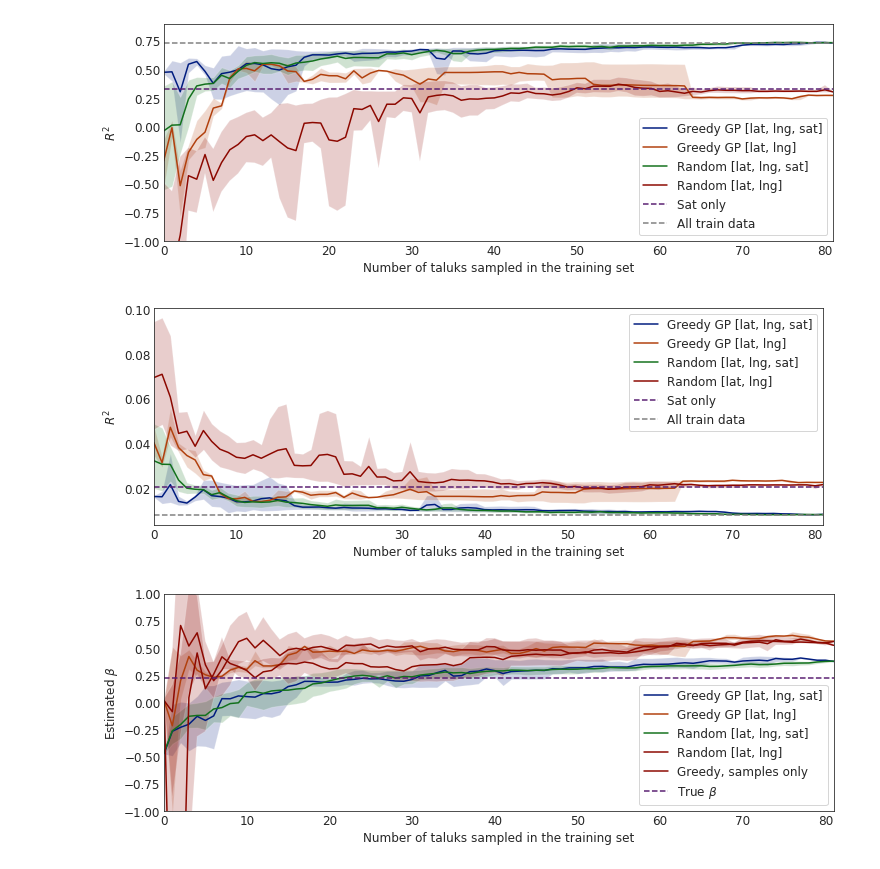
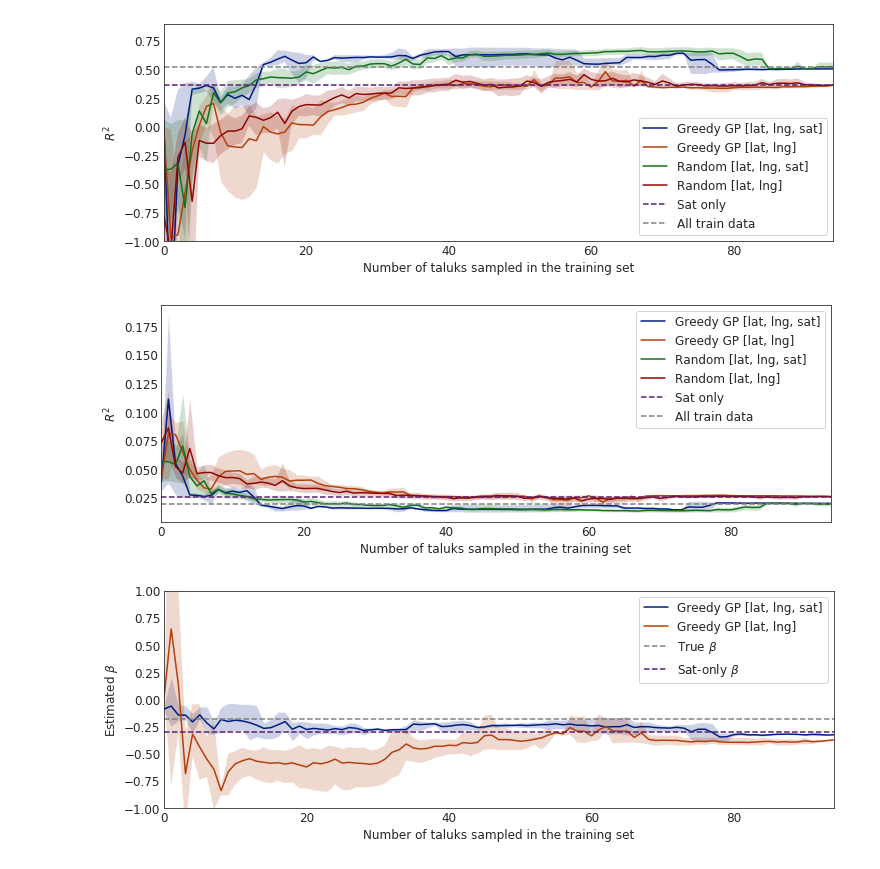
Before and after one commit to chrisyeh96/india-poverty, a Jupyter notebook: evaluation/eval-sampling.ipynb, the cells around one changed output. Drawn from its saved outputs; the diff is of its cells as text; code cells hidden in the pictures.

```diff
--- a/evaluation/eval-sampling.ipynb
+++ b/evaluation/eval-sampling.ipynb
@@ -21,15 +25,15 @@ mpl.rcParams["xtick.direction"] = "in"
 mpl.rcParams["ytick.direction"] = "in"
 mpl.rcParams.update({'font.size': 12})
 # %%
-fold_idx = 13 # gujarat
+fold_idx = 6 # gujarat
 # %%
-greedy_sat = pickle.load(open("../results/fold_%d/sampling_greedy_sat.pkl" % fold_idx, "rb"))
-greedy_nosat = pickle.load(open("../results/fold_%d/sampling_greedy_nosat.pkl" % fold_idx, "rb"))
-random_sat = pickle.load(open("../results/fold_%d/sampling_random_sat.pkl" % fold_idx, "rb"))
-random_nosat = pickle.load(open("../results/fold_%d/sampling_random_nosat.pkl" % fold_idx, "rb"))
+greedy_sat = pickle.load(open("results/fold_%d/sampling_greedy_sat.pkl" % fold_idx, "rb"))
+greedy_nosat = pickle.load(open("results/fold_%d/sampling_greedy_nosat.pkl" % fold_idx, "rb"))
+random_sat = pickle.load(open("results/fold_%d/sampling_random_sat.pkl" % fold_idx, "rb"))
+random_nosat = pickle.load(open("results/fold_%d/sampling_random_nosat.pkl" % fold_idx, "rb"))
 # %%
-df_train = pd.read_csv("../results/fold_%d/sampling_train.csv" % fold_idx)
-df_val = pd.read_csv("../results/fold_%d/sampling_val.csv" % fold_idx)
+df_train = pd.read_csv("results/fold_%d/sampling_train.csv" % fold_idx)
+df_val = pd.read_csv("results/fold_%d/sampling_val.csv" % fold_idx)
 # %%
 print(len(df_train))
 # %% [output]
@@ -58,7 +62,7 @@ plt.axhline(opt_r2, ls="--", color="grey", label="All train data")
 plt.ylim(-1, 0.9)
 plt.legend();
 # %% [output]
-[figure, old version]
+[figure, new version]
 # %%
 opt_mse = min(
   np.mean(np.array(random_sat.mses_matrix)[:,-1]),
@@ -79,22 +83,26 @@ plt.axhline(opt_mse,ls="--", color="grey", label="All train data")
 # plt.ylim(0, 0.01)
 plt.legend();
 # %% [output]
-[figure, old version]
+[figure, new version]
 # %%
 opt_coeff = np.polyfit(np.r_[df_train["true"], df_val["true"]],
                        np.r_[df_train["electrification"], df_val["electrification"]], deg=1)[0]
+# %%
+sat_coeff = np.polyfit(np.r_[df_train["pred"], df_val["pred"]],
+                       np.r_[df_train["electrification"], df_val["electrification"]], deg=1)[0]
 # %%
 plt.figure(figsize=(12, 4))
 sns.tsplot(greedy_sat.coeffs_matrix, condition="Greedy GP [lat, lng, sat]", color=plt_colors[0], ci=95)
 sns.tsplot(greedy_nosat.coeffs_matrix, condition="Greedy GP [lat, lng]", color=plt_colors[1], ci=95)
-sns.tsplot(random_sat.coeffs_matrix, condition="Random [lat, lng, sat]", color=plt_colors[2], ci=95)
-sns.tsplot(random_nosat.coeffs_matrix, condition="Random [lat, lng]", color=plt_colors[3], ci=95)
-sns.tsplot(greedy_sat.coeffs_matrix_only_sampled, condition="Greedy, samples only", color=plt_colors[3], ci=95)
+# sns.tsplot(random_sat.coeffs_matrix, condition="Random [lat, lng, sat]", color=plt_colors[2], ci=95)
+# sns.tsplot(random_nosat.coeffs_matrix, condition="Random [lat, lng]", color=plt_colors[3], ci=95)
+# sns.tsplot(greedy_sat.coeffs_matrix_only_sampled, condition="Greedy, samples only", color=plt_colors[3], ci=95)
 # sns.tsplot(random_nosat.coeffs_matrix_only_sampled, condition="Random, samples only", color=plt_colors[1], ci=95)
 plt.xlabel("Number of taluks sampled in the training set")
 plt.ylabel("Estimated $\\beta$")
-plt.axhline(opt_coeff, ls="--", color=plt_colors[4], label="True $\\beta$")
+plt.axhline(opt_coeff, ls="--", color="grey", label="True $\\beta$")
+plt.axhline(sat_coeff, ls="--", color=plt_colors[4], label="Sat-only $\\beta$")
 plt.ylim(-1, 1)
 plt.legend();
 # %% [output]
-[figure, old version]
+[figure, new version]
```
Also changed, not shown: parts of 7 cells of this notebook, 2 other files.
